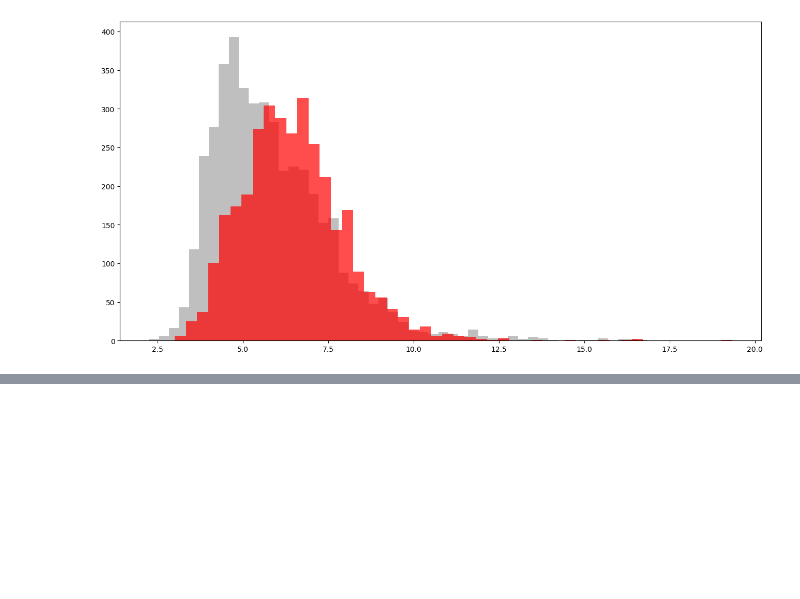
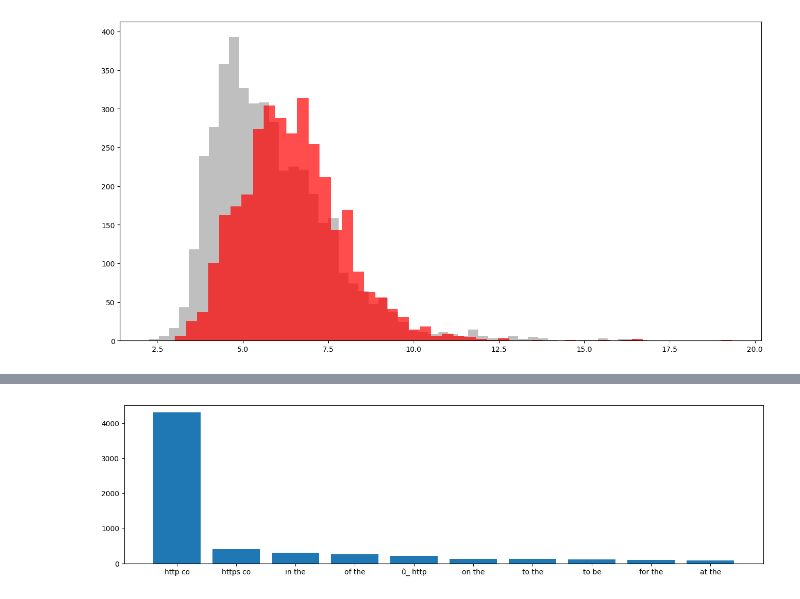
Before and after one commit to Echo-36/Disaster-Tweets, a Jupyter notebook: midn.ipynb, the cells around one changed output, grey strips where cells are left out. Saved outputs shown, nothing was run; the diff lists cells and outputs as text; code cells hidden in the pictures; blank space fills up the shorter version.

```diff
--- a/midn.ipynb
+++ b/midn.ipynb
@@ -93,0 +216,17 @@ plot_target_based_features("mean_word_length")
+# %%
+from sklearn.feature_extraction.text import CountVectorizer
+
+def get_top_text_ngrams(corpus, ngrams=(1,1),nr=None):
+    """
+    Create a bag of ngrams and counts ngram frequency
+    Returns a sorted list of tuples: (ngram,count)
+    """
+    vec = CountVectorizer(ngram_range=ngrams).fit(corpus)
+    bag_of_words = vec.transform(corpus)
+    sum_words = bag_of_words.sum(axis=0)
+    words_freq = [(word, sum_words[0,idx]) for word,idx in vec.vocabulary_.items()]
+    words_freq = sorted(words_freq, key=lambda x: x[1],reverse=True)
+    return words_freq[:nr]
+# %%
+top_text_bigrams = get_top_text_ngrams(train_df.text,ngrams=(2,2),nr=10)
+top_text_bigrams
@@ -93,0 +244,6 @@ plot_target_based_features("mean_word_length")
+# %%
+x, y = zip(*top_text_bigrams)
+plt.figure(1,figsize=(16,4))
+plt.bar(x,y);
+# %% [output]
+[figure, added]
```
Also changed, not shown: parts of 31 cells of this notebook.
